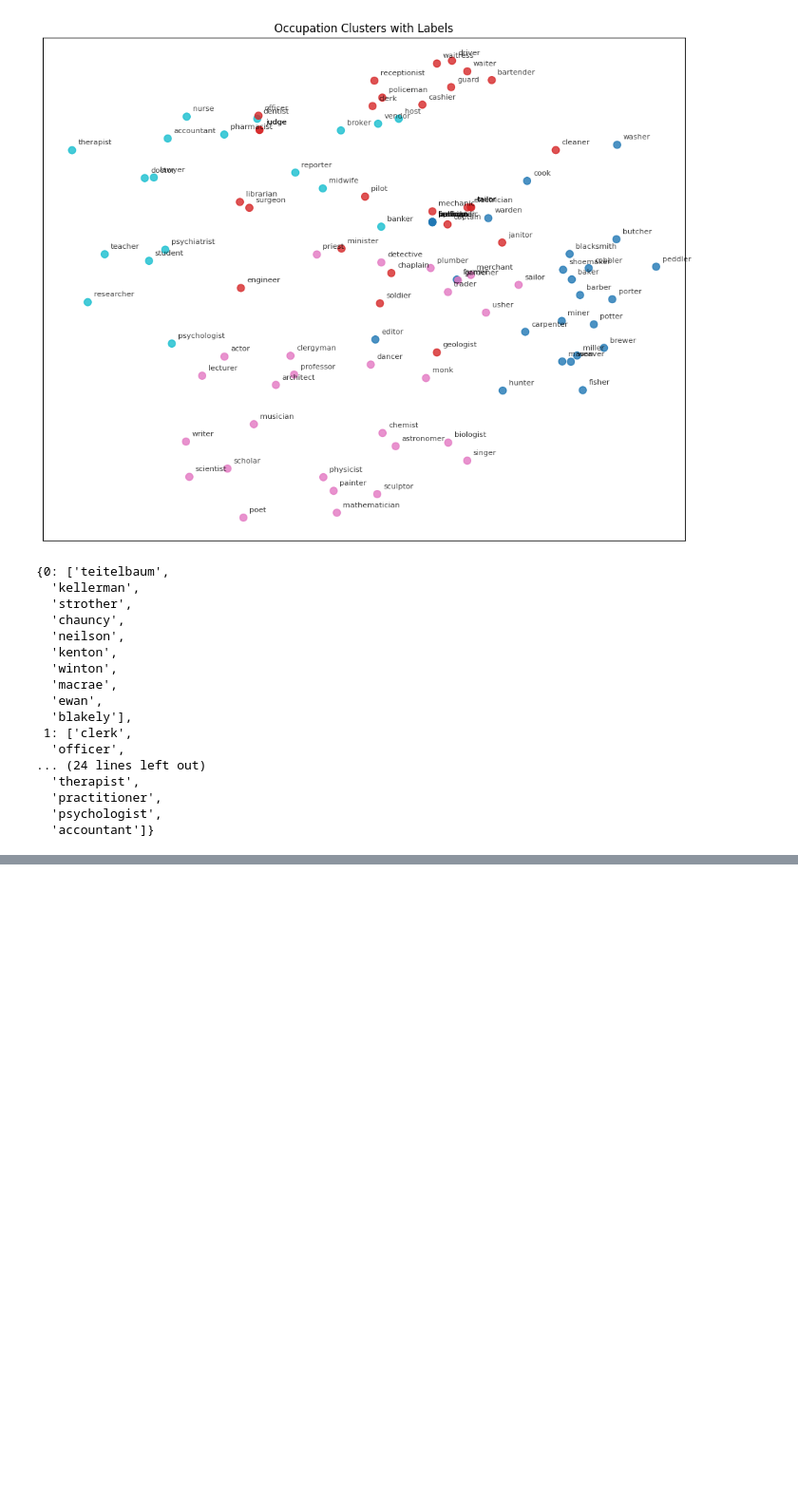
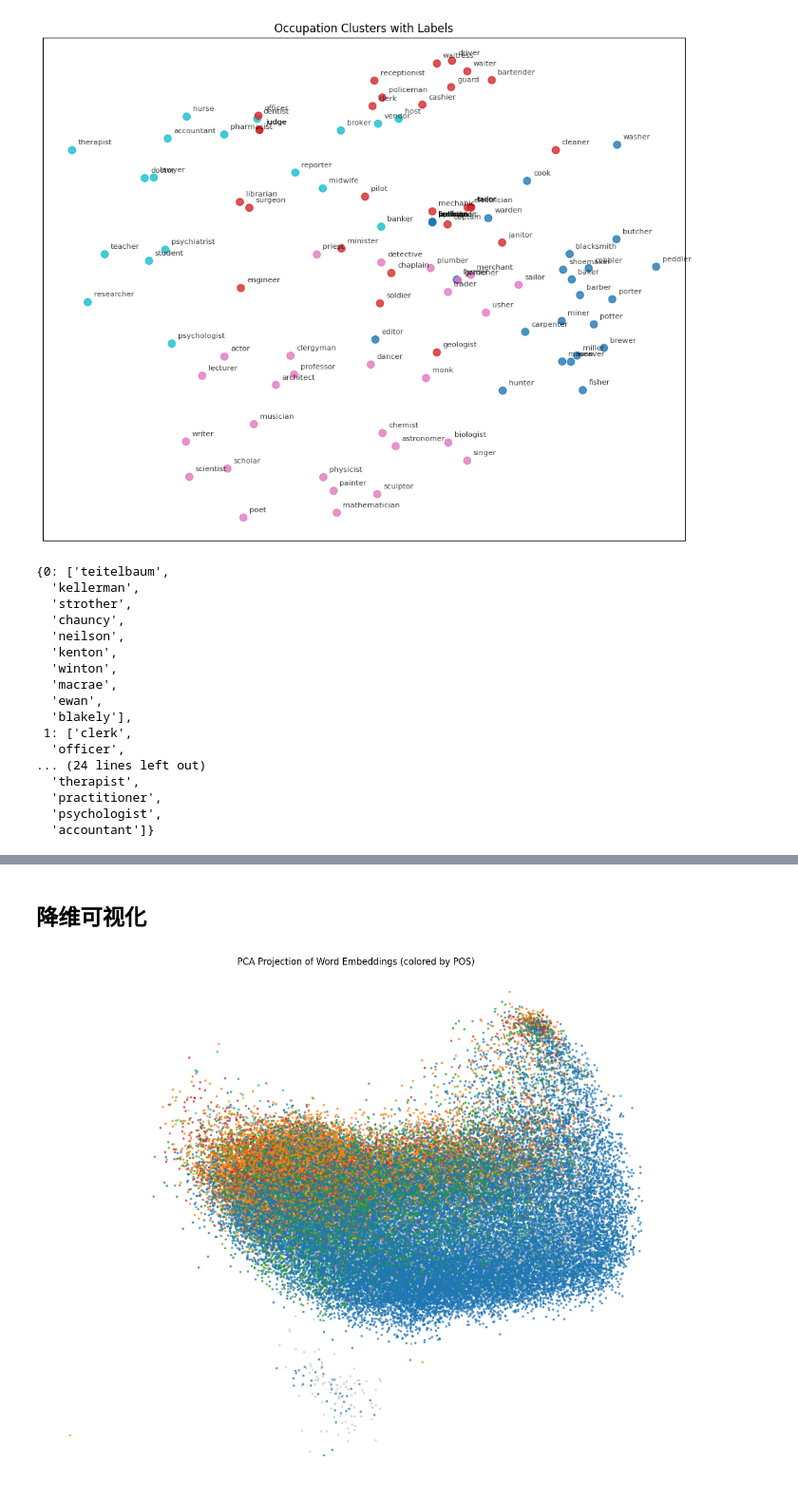
Before and after one commit to LeafCreeper/MicroDistance2025Word2VecProject, a Jupyter notebook: my_histwords/test.ipynb, the cells around one changed output, grey strips where cells are left out. Shown at 95% size. Saved outputs shown, nothing was run; the diff lists cells and outputs as text; code cells hidden in the pictures; blank space fills up the shorter version.

```diff
--- a/my_histwords/test.ipynb
+++ b/my_histwords/test.ipynb
@@ -138,7 +141,7 @@ print(neigh_set)
 # %%
 import pickle
 
-pos_file = '/root/workspace/MicroDistance-Word2Vec/chi-sim-all/pos/1990-pos.pkl'
+pos_file = '/root/data/MicroDistance-Word2Vec/chi-sim-all/pos/1990-pos.pkl'
 with open(pos_file, 'rb') as f:
     pos_dict = pickle.load(f)
 
@@ -299,7 +308,7 @@ seq_embedding_eng.get_seq_closest_by_year("sociology", n=5)
   (0.5183802439163446, 'economics'),
   (0.4967946116718891, 'linguistics')]}
 # %%
-eng_pos_file = '/root/workspace/MicroDistance-Word2Vec/eng-all/pos/1990-pos.pkl'
+eng_pos_file = '/root/data/MicroDistance-Word2Vec/eng-all/pos/1990-pos.pkl'
 with open(eng_pos_file, 'rb') as f:
     eng_pos = pickle.load(f)
 # %%
@@ -583,0 +629,72 @@ vec = vec / np.linalg.norm(vec)
+# %% [markdown]
+## 降维可视化
+# %%
+import numpy as np
+import pandas as pd
+import matplotlib.pyplot as plt
+from sklearn.decomposition import PCA
+from sklearn.preprocessing import normalize
+
+# Step 1: 提取词和向量
+embed = embed_1990
+words = embed.iw
+vecs = embed.m
+
+# Step 2: 清洗词，排除非单词 + 没有词性的
+def is_valid_word(w):
+    return w.isalpha() and w in eng_pos and 2 <= len(w) <= 15
+
+filtered = [(w, v, eng_pos[w]) for w, v in zip(words, vecs) if is_valid_word(w)]
+if not filtered:
+    raise ValueError("没有找到符合条件的词！")
+
+filtered_words = [w for w, _, _ in filtered]
+filtered_vecs = np.stack([v for _, v, _ in filtered])
+filtered_pos = [pos for _, _, pos in filtered]
+
+# Step 3: 归一化向量
+vecs_normed = normalize(filtered_vecs)
+
+# Step 4: PCA 降维
+pca = PCA(n_components=2)
+vecs_2d = pca.fit_transform(vecs_normed)
+
+# Step 5: 放入 DataFrame
+df_proj = pd.DataFrame({
+    "word": filtered_words,
+    "x": vecs_2d[:, 0],
+    "y": vecs_2d[:, 1],
+    "pos": filtered_pos
+})
+
+# Step 6: 定义颜色映射（自定义常见词性颜色）
+color_map = {
+    "NOUN": "#1f77b4",  # 蓝
+    "VERB": "#ff7f0e",  # 橙
+    "ADJ": "#2ca02c",   # 绿
+    "ADV": "#d62728",   # 红
+    "NUM": "#9467bd",   # 紫
+    "PRT": "#8c564b",   # 棕
+    "CONJ": "#e377c2",  # 粉
+    "ADP": "#7f7f7f",   # 灰
+    "DET": "#bcbd22",   # 黄绿
+    "PRON": "#17becf",  # 青
+}
+
+df_proj["color"] = df_proj["pos"].map(lambda p: color_map.get(p, "#cccccc"))
+
+# Step 7: 可视化（散点图 + 标签）
+plt.figure(figsize=(12, 10))
+plt.scatter(df_proj["x"], df_proj["y"], c=df_proj["color"], s=5, alpha=0.6)
+
+# 只标注前 1000 个词（可调）
+# for i in range(min(1000, len(df_proj))):
+#     plt.text(df_proj.loc[i, "x"], df_proj.loc[i, "y"], df_proj.loc[i, "word"],
+#              fontsize=6, alpha=0.6)
+
+plt.title("PCA Projection of Word Embeddings (colored by POS)")
+plt.axis('off')
+plt.tight_layout()
+plt.show()
+# %% [output]
+[figure, added]
```
Also changed, not shown: parts of 24 cells of this notebook, 1 other file.
